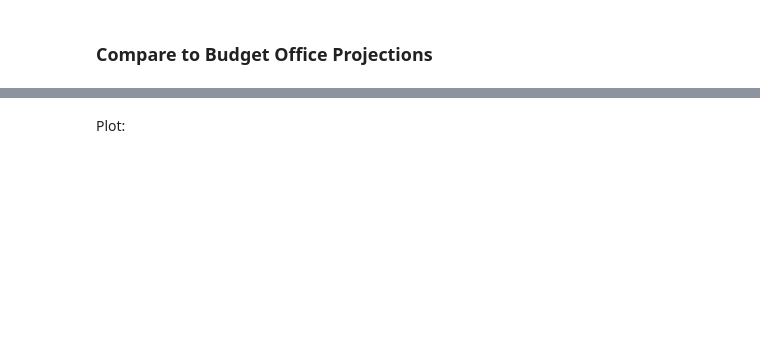
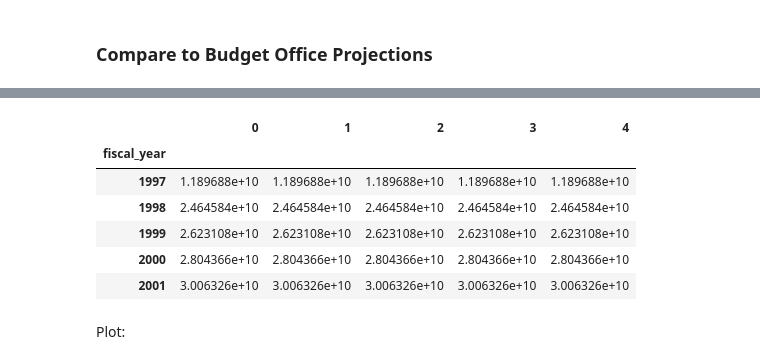
Before and after one commit to PhilaController/five-year-plan-analysis, a Jupyter notebook: notebooks/01-wage.ipynb, the cells around one changed output, grey strips where cells are left out. Saved outputs shown, nothing was run; the diff lists cells and outputs as text; code cells hidden in the pictures; blank space fills up the shorter version.

```diff
--- a/notebooks/01-wage.ipynb
+++ b/notebooks/01-wage.ipynb
@@ -403,2 +426,12 @@ F = aggregate_to_fiscal_year(forecast[TAX_BASE_COLUMN])
+# %%
+all_forecasts.head()
+# %% [output]
+|  | 0 | 1 | 2 | 3 | 4 |
+| fiscal_year |  |  |  |  |  |
+| 1997 | 1.189688e+10 | 1.189688e+10 | 1.189688e+10 | 1.189688e+10 | 1.189688e+10 |
+| 1998 | 2.464584e+10 | 2.464584e+10 | 2.464584e+10 | 2.464584e+10 | 2.464584e+10 |
+| 1999 | 2.623108e+10 | 2.623108e+10 | 2.623108e+10 | 2.623108e+10 | 2.623108e+10 |
+| 2000 | 2.804366e+10 | 2.804366e+10 | 2.804366e+10 | 2.804366e+10 | 2.804366e+10 |
+| 2001 | 3.006326e+10 | 3.006326e+10 | 3.006326e+10 | 3.006326e+10 | 3.006326e+10 |
 # %% [markdown]
 Plot:
```
Also changed, not shown: parts of 27 cells of this notebook.
